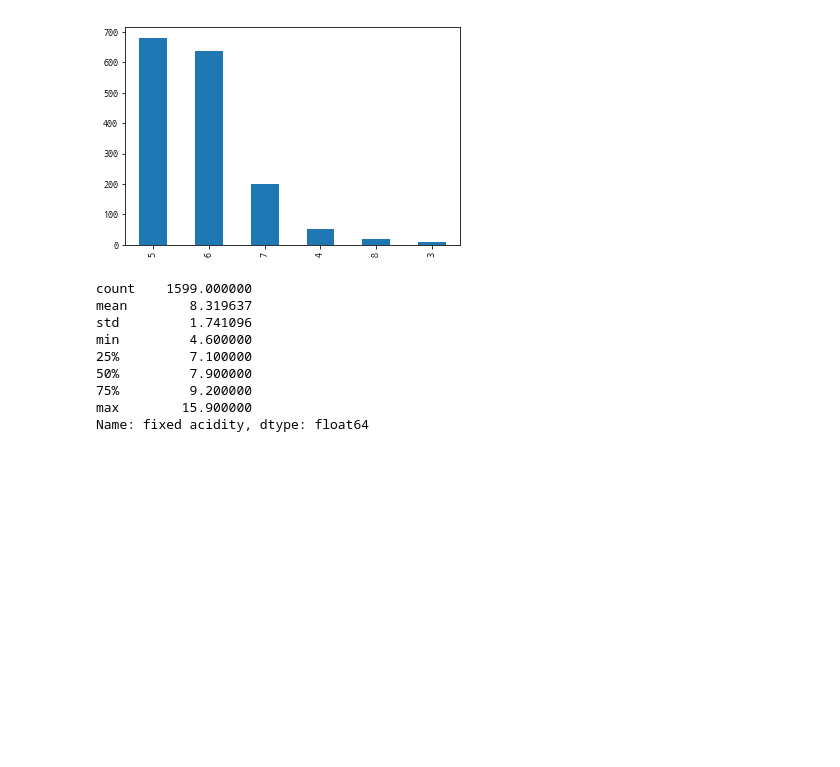
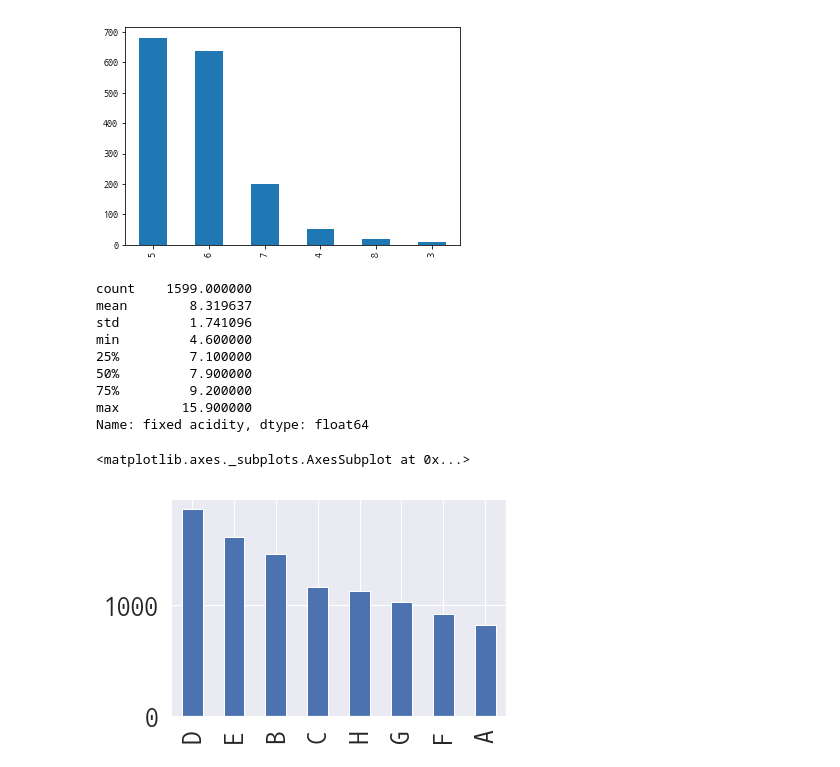
Before and after one commit to wonbae/data-analytics, a Jupyter notebook: Untitled.ipynb, the cells around one changed output. Cells and saved outputs as stored; diff of their text form; code cells hidden in the pictures; blank space fills up the shorter version.

```diff
--- a/Untitled.ipynb
+++ b/Untitled.ipynb
@@ -668,0 +671,6 @@ Name: fixed acidity, dtype: float64
+# %%
+df_count = df_preference["choice"].value_counts()
+df_count.plot.bar()
+# %% [output]
+<matplotlib.axes._subplots.AxesSubplot at 0x...>
+[figure, added]
```
Also changed, not shown: parts of 1 cell of this notebook, 2 other files.
